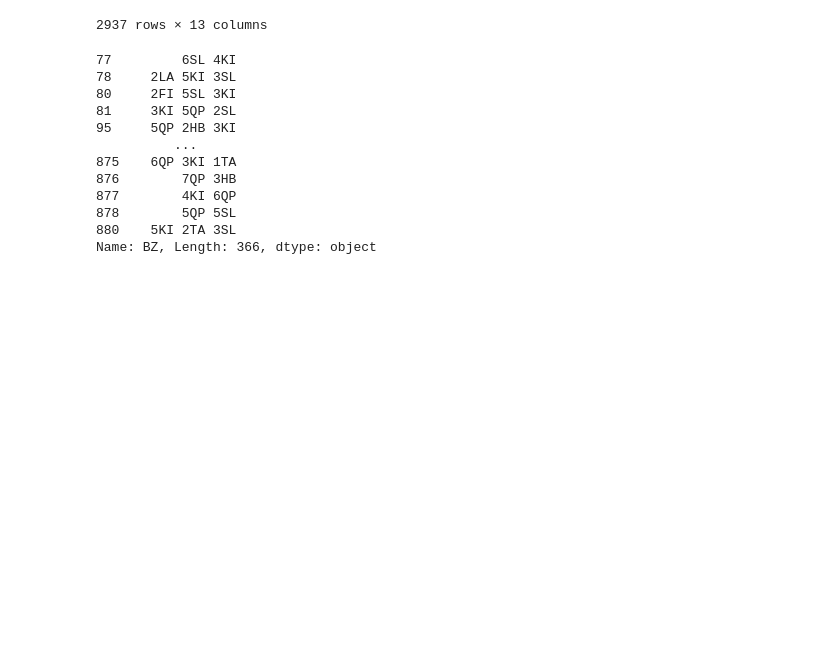
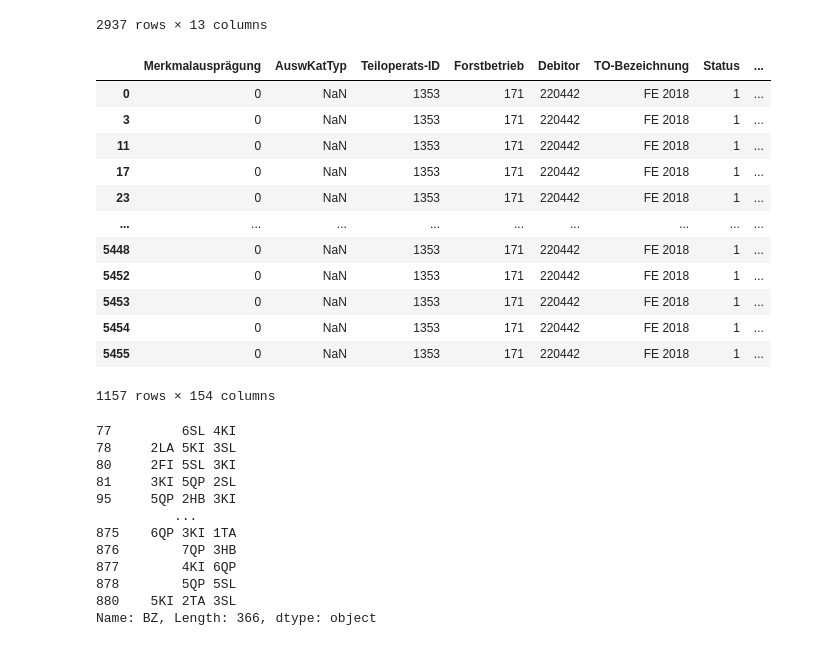
Before and after one commit to satlawa/obf_autman, a Jupyter notebook: merge.ipynb, the cells around one changed output. Cells and saved outputs as stored; diff of their text form; code cells hidden in the pictures; blank space fills up the shorter version.

```diff
--- a/merge.ipynb
+++ b/merge.ipynb
@@ -365,6 +368,12 @@ class CreateInput(object):
 
         # construct WO-name
         wo_data['Waldort'] = wo_data['Abteilung'].astype(str).str.pad(width=3, side='left', fillchar='0') + wo_data['Unterabteil.'] + wo_data['Teilfl.'].astype(str)
+
+        # add bz_row information
+        wo_data = self.add_bz_rows(wo_data)
+
+        # add ba_row information
+        wo_data = self.add_ba_rows(wo_data)
 
         # filter just unique WOs
         wo_data.loc[wo_data['Best.-Schicht']==0]
@@ -497,13 +506,23 @@ class CreateInput(object):
         return nums, bas
 
 
-    def get_bz_rows(self):
-        self.wo_data['bz_rows'] = self.wo_data.loc[self.wo_data['Best.-Schicht']==0, 'Bestockungsziel'].str.count(' ') + 1
+    def add_bz_rows(self, wo_data):
+        # filter data just wo (forest stands) instances
+        wo_data['bz_rows'] = wo_data.loc[wo_data['Best.-Schicht']==0, 'Bestockungsziel'].str.count(' ') + 1
+        return wo_data
 
-    def get_ba_rows(self):
-        ba_data = self.wo_data[self.wo_data['Best.-Schicht.1'] != 0]
-        ba_data[['Waldort', 'Status']].groupby(['Waldort']).count()
+    def add_ba_rows(self, wo_data):
+        # filter data just ba (tree species) instances
+        ba_data = wo_data.loc[wo_data['Best.-Schicht.1'] != 0, ['Waldort', 'Status']].copy()
+        # get number of ba (tree species) instances per wo (forest stand)
+        ba_data = ba_data.groupby(['Waldort']).count()
+        # rename column
+        ba_data.columns = ['ba_rows']
+        # set Waldort as column
         ba_data = ba_data.reset_index()
+        # merge data
+        wo_data = pd.merge(wo_data, ba_data, how='left', on='Waldort')
+        return wo_data
 # %%
 #U …. Umtriebszeit
 #W …. Wirtschaftswald/Schutzwald
@@ -518,13 +537,30 @@ class CreateInput(object):
 #SWE …. Schutzwaldampel
 #LRV …. Lebensraumvernetzung
 # %%
-path = '/home/philipp/Data/obf_autman/SAP/raw_1420_02_20211122.XLS'
+#path = '/home/philipp/Data/obf_autman/SAP/raw_1420_02_20211122.XLS'
+path = '/home/philipp/Data/obf_autman/SAP/raw_1353_08_20190409.XLS'
 wo_struct = pd.read_csv(path, sep='\t', encoding = "ISO-8859-1", decimal=',', error_bad_lines=False)
 
 path = 'clean/Manuale_Dross_Abt.53_110.xlsx'
 tax_data = pd.read_excel(path)
 
 ci = CreateInput(wo_struct, tax_data)
+# %%
+ci.wo_data[ci.wo_data['Best.-Schicht']==0]
+# %% [output]
+|  | Merkmalausprägung | AuswKatTyp | Teiloperats-ID | Forstbetrieb | Debitor | TO-Bezeichnung | Status | ... |
+| 0 | 0 | NaN | 1353 | 171 | 220442 | FE 2018 | 1 | ... |
+| 3 | 0 | NaN | 1353 | 171 | 220442 | FE 2018 | 1 | ... |
+| 11 | 0 | NaN | 1353 | 171 | 220442 | FE 2018 | 1 | ... |
+| 17 | 0 | NaN | 1353 | 171 | 220442 | FE 2018 | 1 | ... |
+| 23 | 0 | NaN | 1353 | 171 | 220442 | FE 2018 | 1 | ... |
+| ... | ... | ... | ... | ... | ... | ... | ... | ... |
+| 5448 | 0 | NaN | 1353 | 171 | 220442 | FE 2018 | 1 | ... |
+| 5452 | 0 | NaN | 1353 | 171 | 220442 | FE 2018 | 1 | ... |
+| 5453 | 0 | NaN | 1353 | 171 | 220442 | FE 2018 | 1 | ... |
+| 5454 | 0 | NaN | 1353 | 171 | 220442 | FE 2018 | 1 | ... |
+| 5455 | 0 | NaN | 1353 | 171 | 220442 | FE 2018 | 1 | ... |
+1157 rows × 154 columns
 # %%
 ci.tax_data.loc[~pd.isna(ci.tax_data['BZ']), 'BZ']
 # %% [output]
```
Also changed, not shown: parts of 4 cells of this notebook.
